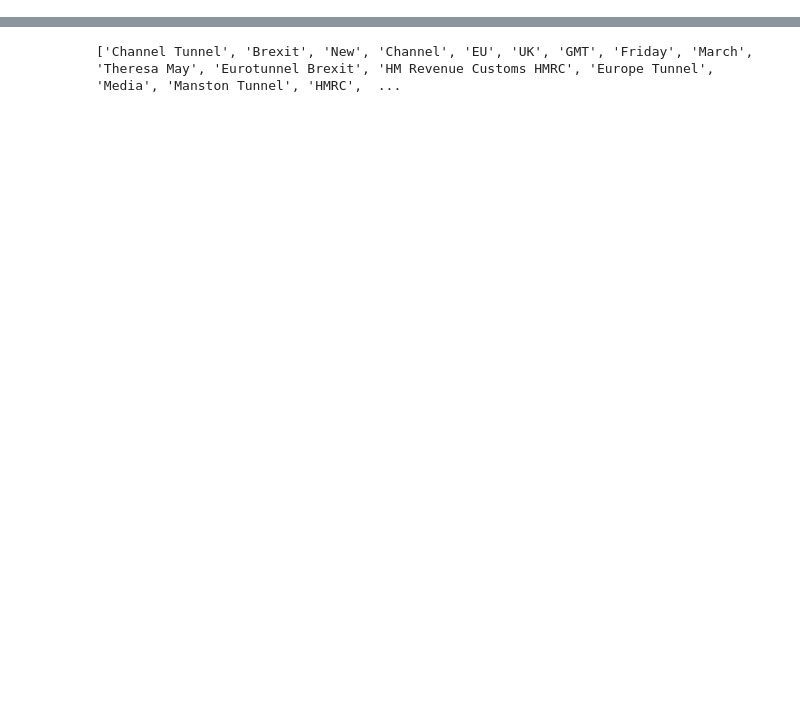
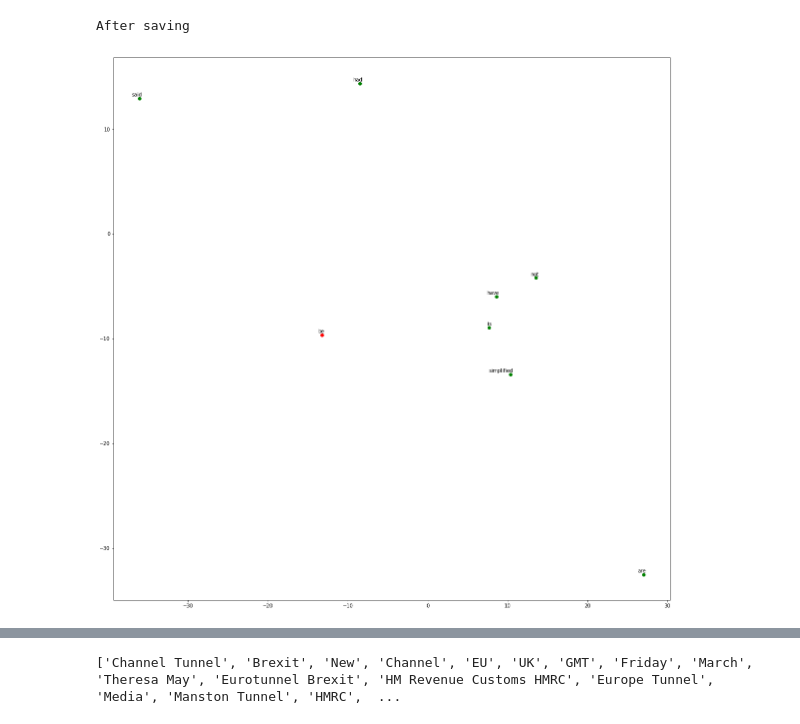
Before and after one commit to kahf-sami/Prototype-Analyzer, a Jupyter notebook: notebooks/paper2/LC.ipynb, the cells around one changed output, grey strips where cells are left out. Drawn from its saved outputs; the diff is of its cells as text; code cells hidden in the pictures; blank space fills up the shorter version.

```diff
--- a/notebooks/paper2/LC.ipynb
+++ b/notebooks/paper2/LC.ipynb
@@ -88,2 +137,7 @@ Filtered vocab:  20
+# %%
+tsneProcessor.displayPlot('images/tsne.png')
+# %% [output]
+After saving
+[figure, added]
 # %%
 peripheralProcessor = LC.Peripheral(text)
```
Also changed, not shown: parts of 7 cells of this notebook, 17 other files.
